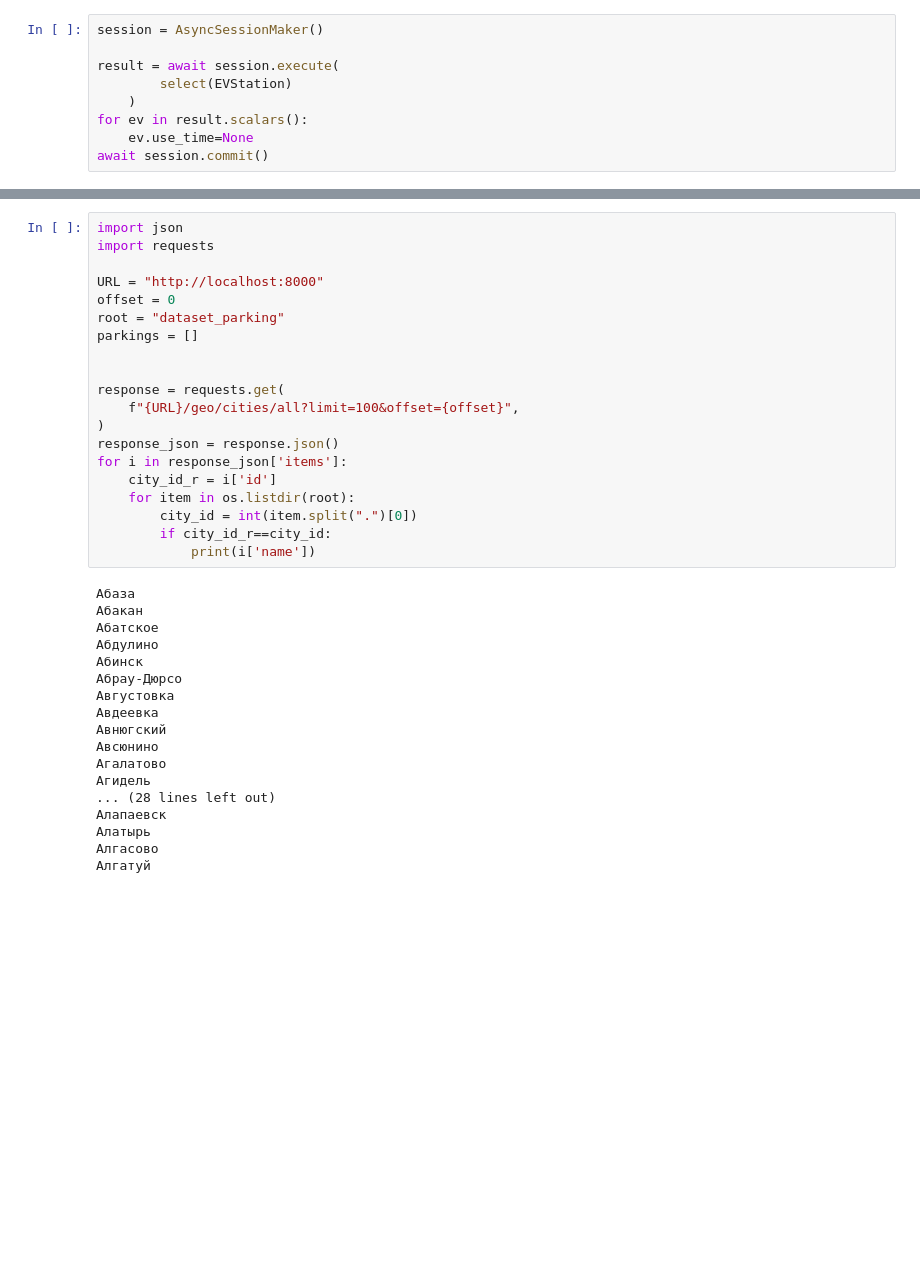
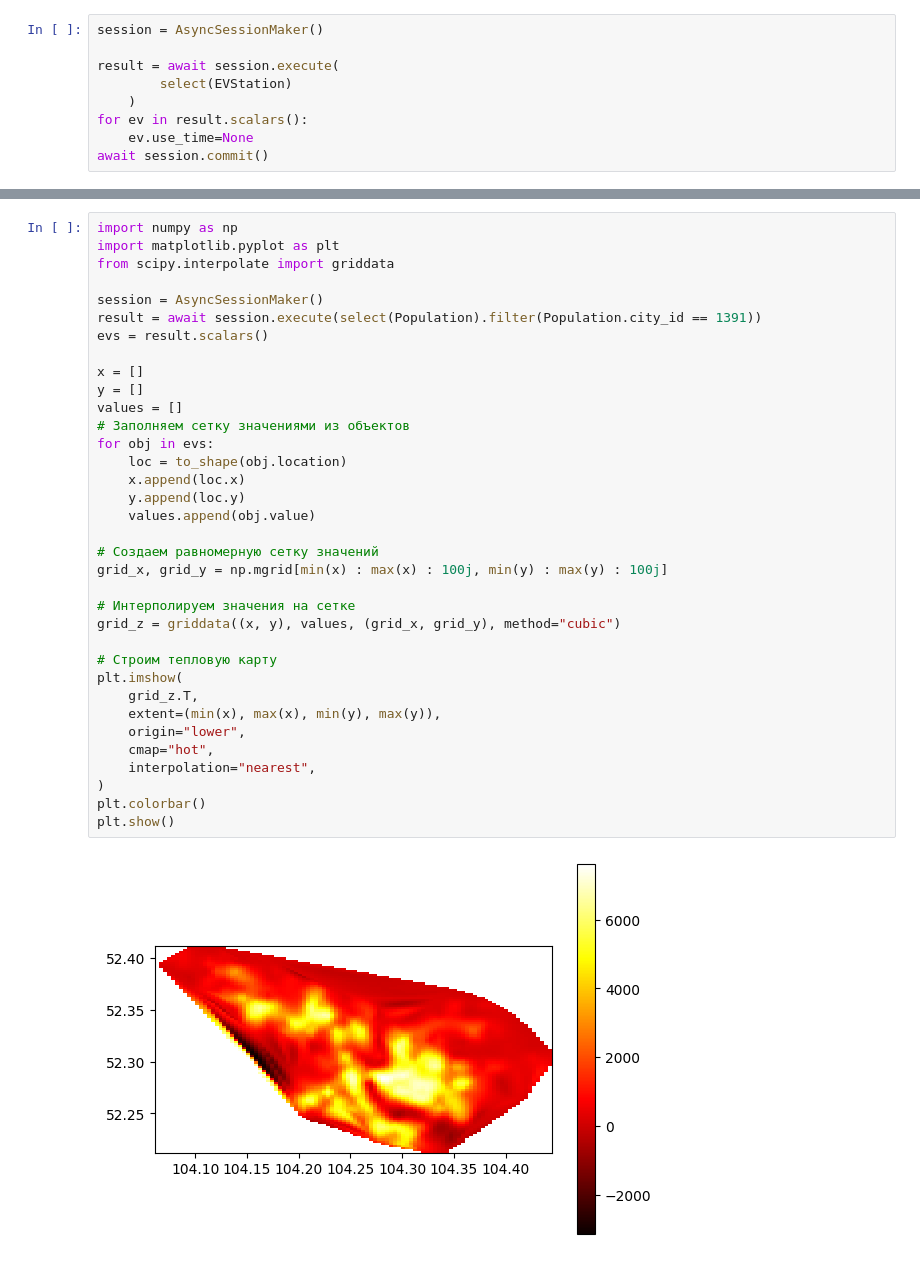
Before and after one commit to Vaynbaum/placement-electric-charging-stations, a Jupyter notebook: backend/pop.ipynb, the cells around one changed output, grey strips where cells are left out. Saved outputs shown, nothing was run; the diff lists cells and outputs as text; blank space fills up the shorter version.

```diff
--- a/backend/pop.ipynb
+++ b/backend/pop.ipynb
@@ -283,41 +291,40 @@ for item in os.listdir(root):
             parkings.append(p)
 session.add_all(parkings)
 await session.commit()
-# %%
-import json
-import requests
-
-URL = "http://localhost:8000"
-offset = 0
-root = "dataset_parking"
-parkings = []
-
-
-response = requests.get(
-    f"{URL}/geo/cities/all?limit=100&offset={offset}",
-)
-response_json = response.json()
-for i in response_json['items']:
-    city_id_r = i['id']
-    for item in os.listdir(root):
-        city_id = int(item.split(".")[0])
-        if city_id_r==city_id:
-            print(i['name'])
-# %% [output]
-Абаза
-Абакан
-Абатское
-Абдулино
-Абинск
-Абрау-Дюрсо
-Августовка
-Авдеевка
-Авнюгский
-Авсюнино
-Агалатово
-Агидель
-... (28 lines left out)
-Алапаевск
-Алатырь
-Алгасово
-Алгатуй
+# %%
+import numpy as np
+import matplotlib.pyplot as plt
+from scipy.interpolate import griddata
+
+session = AsyncSessionMaker()
+result = await session.execute(select(Population).filter(Population.city_id == 1391))
+evs = result.scalars()
+
+x = []
+y = []
+values = []
+# Заполняем сетку значениями из объектов
+for obj in evs:
+    loc = to_shape(obj.location)
+    x.append(loc.x)
+    y.append(loc.y)
+    values.append(obj.value)
+
+# Создаем равномерную сетку значений
+grid_x, grid_y = np.mgrid[min(x) : max(x) : 100j, min(y) : max(y) : 100j]
+
+# Интерполируем значения на сетке
+grid_z = griddata((x, y), values, (grid_x, grid_y), method="cubic")
+
+# Строим тепловую карту
+plt.imshow(
+    grid_z.T,
+    extent=(min(x), max(x), min(y), max(y)),
+    origin="lower",
+    cmap="hot",
+    interpolation="nearest",
+)
+plt.colorbar()
+plt.show()
+# %% [output]
+[figure, added]
```
Also changed, not shown: parts of 2 cells of this notebook, 24 other files.
